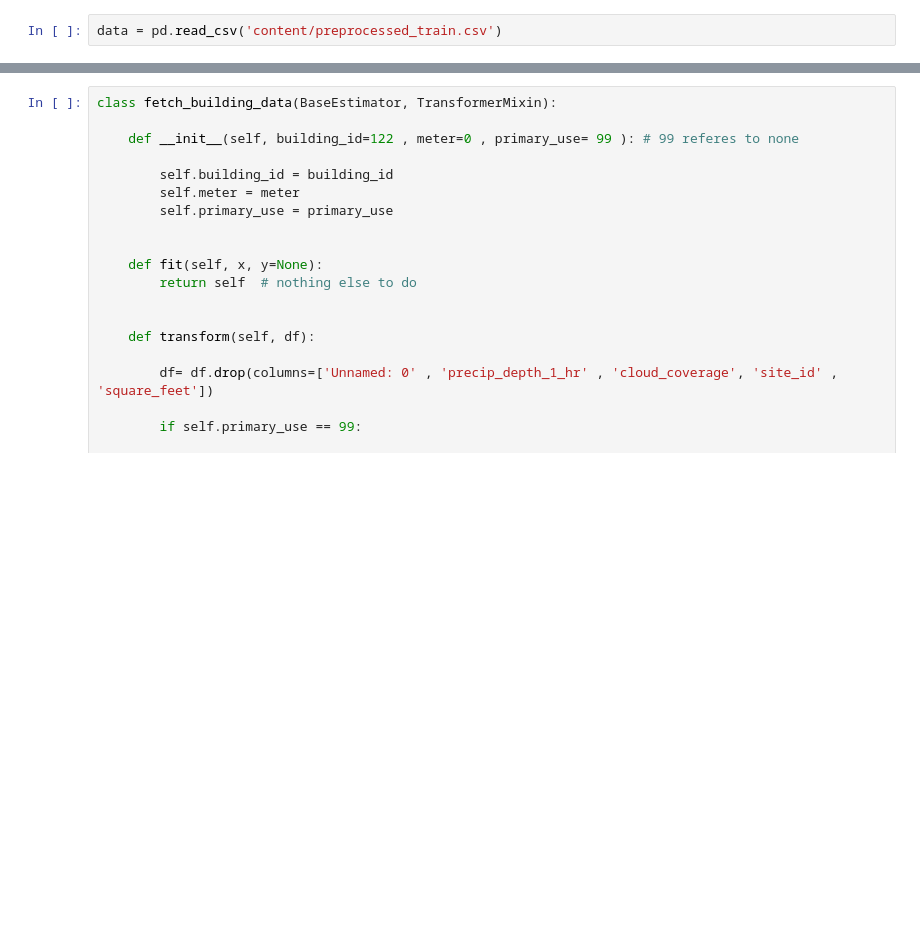
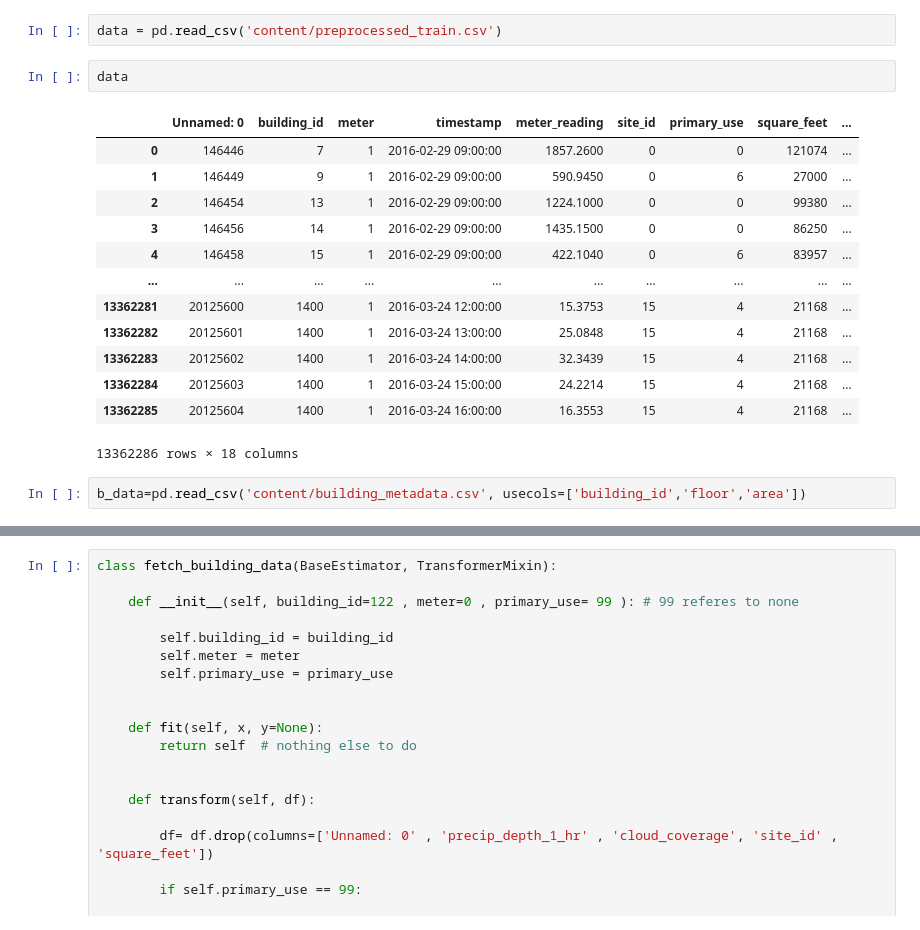
Before and after one commit to shomerthesec/Research-Buildings-Energy-forecasting-using-Deep-Learning, a Jupyter notebook: data_fetcher_class.ipynb, the cells around one changed output, grey strips where cells are left out. Saved outputs shown, nothing was run; the diff lists cells and outputs as text; blank space fills up the shorter version.

Commit message:
slightly changing the data by adding features

```diff
--- a/data_fetcher_class.ipynb
+++ b/data_fetcher_class.ipynb
@@ -3,3 +3,21 @@ import numpy as np , pandas as pd
 from sklearn.base import BaseEstimator, TransformerMixin
 # %%
 data = pd.read_csv('content/preprocessed_train.csv')
+# %%
+data
+# %% [output]
+|  | Unnamed: 0 | building_id | meter | timestamp | meter_reading | site_id | primary_use | square_feet | ... |
+| 0 | 146446 | 7 | 1 | 2016-02-29 09:00:00 | 1857.2600 | 0 | 0 | 121074 | ... |
+| 1 | 146449 | 9 | 1 | 2016-02-29 09:00:00 | 590.9450 | 0 | 6 | 27000 | ... |
+| 2 | 146454 | 13 | 1 | 2016-02-29 09:00:00 | 1224.1000 | 0 | 0 | 99380 | ... |
+| 3 | 146456 | 14 | 1 | 2016-02-29 09:00:00 | 1435.1500 | 0 | 0 | 86250 | ... |
+| 4 | 146458 | 15 | 1 | 2016-02-29 09:00:00 | 422.1040 | 0 | 6 | 83957 | ... |
+| ... | ... | ... | ... | ... | ... | ... | ... | ... | ... |
+| 13362281 | 20125600 | 1400 | 1 | 2016-03-24 12:00:00 | 15.3753 | 15 | 4 | 21168 | ... |
+| 13362282 | 20125601 | 1400 | 1 | 2016-03-24 13:00:00 | 25.0848 | 15 | 4 | 21168 | ... |
+| 13362283 | 20125602 | 1400 | 1 | 2016-03-24 14:00:00 | 32.3439 | 15 | 4 | 21168 | ... |
+| 13362284 | 20125603 | 1400 | 1 | 2016-03-24 15:00:00 | 24.2214 | 15 | 4 | 21168 | ... |
+| 13362285 | 20125604 | 1400 | 1 | 2016-03-24 16:00:00 | 16.3553 | 15 | 4 | 21168 | ... |
+13362286 rows × 18 columns
+# %%
+b_data=pd.read_csv('content/building_metadata.csv', usecols=['building_id','floor','area'])
```
Also changed, not shown: parts of 1 cell of this notebook, 1 other file.
